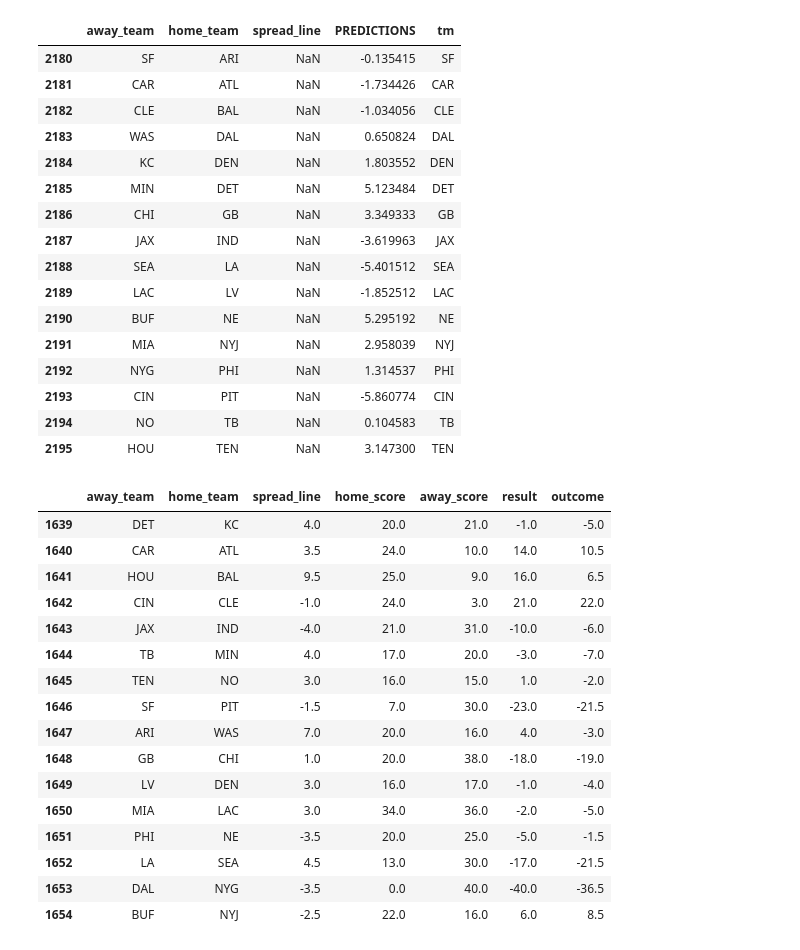
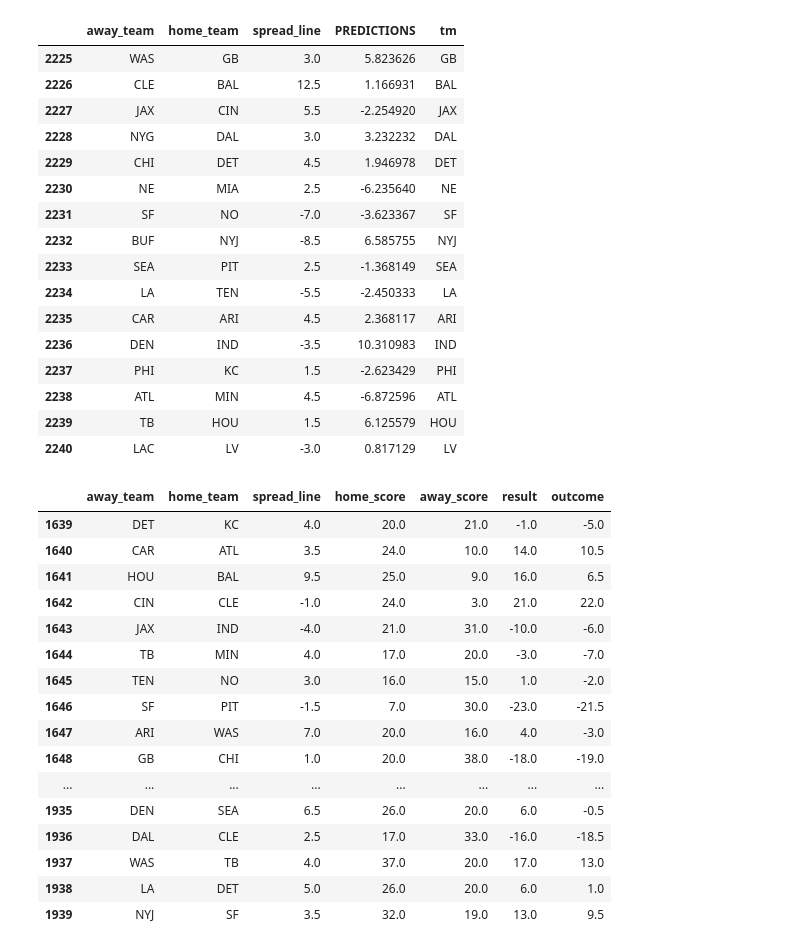
Before and after one commit to JLivingston01/pick-em, a Jupyter notebook: notebook_experiments/_2_model.ipynb, the cells around one changed output. Cells and saved outputs as stored; diff of their text form; code cells hidden in the pictures.

```diff
--- a/notebook_experiments/_2_model.ipynb
+++ b/notebook_experiments/_2_model.ipynb
@@ -17,8 +17,8 @@ from sklearn.svm import NuSVR,SVR
 from sklearn.tree import DecisionTreeRegressor
 from sklearn.compose import TransformedTargetRegressor
 # %%
-team_feats = pd.read_csv("../data/team_feats.csv")
-games = pd.read_csv("../data/games.csv")
+team_feats = pd.read_csv("../.data/team_feats.csv")
+games = pd.read_csv("../.data/games.csv")
 # %%
 games=games[games['season']>=2017].copy()
 # %%
@@ -62,12 +62,12 @@ merge['flg'] = 1
 
 merge[all_feats] = merge[all_feats].fillna(0)
 
-val_season = 2023
-train_seasons = list(range(2017,val_season))
+val_seasons = ( 2023,2024,2025)
+train_seasons = [i for i in merge['season'].unique() if i not in val_seasons]
 
 
 train = merge[merge['season'].isin(train_seasons)].copy()
-val = merge[merge['season']==val_season].copy()
+val = merge[(merge['season'].isin(val_seasons))&(merge['season']!=2025)].copy()
 
 meandiff = abs(train[train[target]<0][all_feats].mean()/
  train[train[target]>0][all_feats].mean() )
@@ -160,17 +187,24 @@ r1 = RandomForestRegressor(
 r1 = XGBRegressor(
     random_state=42,
     n_jobs=-1,
-    max_depth=6
+    max_depth=6,
+    colsample_bytree=.63,
+    subsample=.63,
+    n_estimators=250,
+    learning_rate=.1,
+    reg_alpha=1,
+    reg_lambda=1,
+    gamma=0,
 )
-r1 = LinearRegression(fit_intercept=False)
-r1 = Lasso(fit_intercept=False,alpha=10)
+#r1 = LinearRegression(fit_intercept=False)
+#r1 = Lasso(fit_intercept=False,alpha=10)
 #r1 = ElasticNet(fit_intercept=False,alpha=10)
-r1 = Ridge(fit_intercept=False,alpha=10)
+#r1 = Ridge(fit_intercept=False,alpha=10)
 
 
 model = Pipeline(
     steps=[
-        ('poly',PolynomialFeatures(degree = (1,2))),
+        #('poly',PolynomialFeatures(degree = (1,2))),
         #('thresh',VarianceThreshold(0)),
         #('scaler',StandardScaler()),
         #('selector',SelectKBest(score_func=f_classif,k=25)),
@@ -250,35 +298,35 @@ Name: cnt, dtype: int64
 # %%
-test = merge[merge['season']==2024].copy()
+test = merge[merge['season']==2025].copy()
 Xtest = test[feats].copy()
 
 predictions = pd.Series(model.predict(Xtest),index=Xtest.index)
 # %%
 test['PREDICTIONS'] = predictions
 # %%
-report = test[test['week']==18][
+report = test[test['week']==2][
     ['away_team','home_team','spread_line','PREDICTIONS']
 ].copy()
 
 report['tm'] = np.where(report['PREDICTIONS']<0,report['away_team'],report['home_team'])
 report
 # %% [output]
 |  | away_team | home_team | spread_line | PREDICTIONS | tm |
-| 2180 | SF | ARI | NaN | -0.135415 | SF |
-| 2181 | CAR | ATL | NaN | -1.734426 | CAR |
-| 2182 | CLE | BAL | NaN | -1.034056 | CLE |
-| 2183 | WAS | DAL | NaN | 0.650824 | DAL |
-| 2184 | KC | DEN | NaN | 1.803552 | DEN |
-| 2185 | MIN | DET | NaN | 5.123484 | DET |
-| 2186 | CHI | GB | NaN | 3.349333 | GB |
-| 2187 | JAX | IND | NaN | -3.619963 | JAX |
-| 2188 | SEA | LA | NaN | -5.401512 | SEA |
-| 2189 | LAC | LV | NaN | -1.852512 | LAC |
-| 2190 | BUF | NE | NaN | 5.295192 | NE |
-| 2191 | MIA | NYJ | NaN | 2.958039 | NYJ |
-| 2192 | NYG | PHI | NaN | 1.314537 | PHI |
-| 2193 | CIN | PIT | NaN | -5.860774 | CIN |
-| 2194 | NO | TB | NaN | 0.104583 | TB |
-| 2195 | HOU | TEN | NaN | 3.147300 | TEN |
+| 2225 | WAS | GB | 3.0 | 5.823626 | GB |
+| 2226 | CLE | BAL | 12.5 | 1.166931 | BAL |
+| 2227 | JAX | CIN | 5.5 | -2.254920 | JAX |
+| 2228 | NYG | DAL | 3.0 | 3.232232 | DAL |
+| 2229 | CHI | DET | 4.5 | 1.946978 | DET |
+| 2230 | NE | MIA | 2.5 | -6.235640 | NE |
+| 2231 | SF | NO | -7.0 | -3.623367 | SF |
+| 2232 | BUF | NYJ | -8.5 | 6.585755 | NYJ |
+| 2233 | SEA | PIT | 2.5 | -1.368149 | SEA |
+| 2234 | LA | TEN | -5.5 | -2.450333 | LA |
+| 2235 | CAR | ARI | 4.5 | 2.368117 | ARI |
+| 2236 | DEN | IND | -3.5 | 10.310983 | IND |
+| 2237 | PHI | KC | 1.5 | -2.623429 | PHI |
+| 2238 | ATL | MIN | 4.5 | -6.872596 | ATL |
+| 2239 | TB | HOU | 1.5 | 6.125579 | HOU |
+| 2240 | LAC | LV | -3.0 | 0.817129 | LV |
 # %%
 val[val['week']==1][
     ['away_team','home_team','spread_line','home_score','away_score','result','outcome']
@@ -295,11 +343,11 @@ val[val['week']==1][
 | 1646 | SF | PIT | -1.5 | 7.0 | 30.0 | -23.0 | -21.5 |
 | 1647 | ARI | WAS | 7.0 | 20.0 | 16.0 | 4.0 | -3.0 |
 | 1648 | GB | CHI | 1.0 | 20.0 | 38.0 | -18.0 | -19.0 |
-| 1649 | LV | DEN | 3.0 | 16.0 | 17.0 | -1.0 | -4.0 |
-| 1650 | MIA | LAC | 3.0 | 34.0 | 36.0 | -2.0 | -5.0 |
-| 1651 | PHI | NE | -3.5 | 20.0 | 25.0 | -5.0 | -1.5 |
-| 1652 | LA | SEA | 4.5 | 13.0 | 30.0 | -17.0 | -21.5 |
-| 1653 | DAL | NYG | -3.5 | 0.0 | 40.0 | -40.0 | -36.5 |
-| 1654 | BUF | NYJ | -2.5 | 22.0 | 16.0 | 6.0 | 8.5 |
+| ... | ... | ... | ... | ... | ... | ... | ... |
+| 1935 | DEN | SEA | 6.5 | 26.0 | 20.0 | 6.0 | -0.5 |
+| 1936 | DAL | CLE | 2.5 | 17.0 | 33.0 | -16.0 | -18.5 |
+| 1937 | WAS | TB | 4.0 | 37.0 | 20.0 | 17.0 | 13.0 |
+| 1938 | LA | DET | 5.0 | 26.0 | 20.0 | 6.0 | 1.0 |
+| 1939 | NYJ | SF | 3.5 | 32.0 | 19.0 | 13.0 | 9.5 |
 # %%
 feats
```
Also changed, not shown: parts of 12 cells of this notebook, 1 other file.
